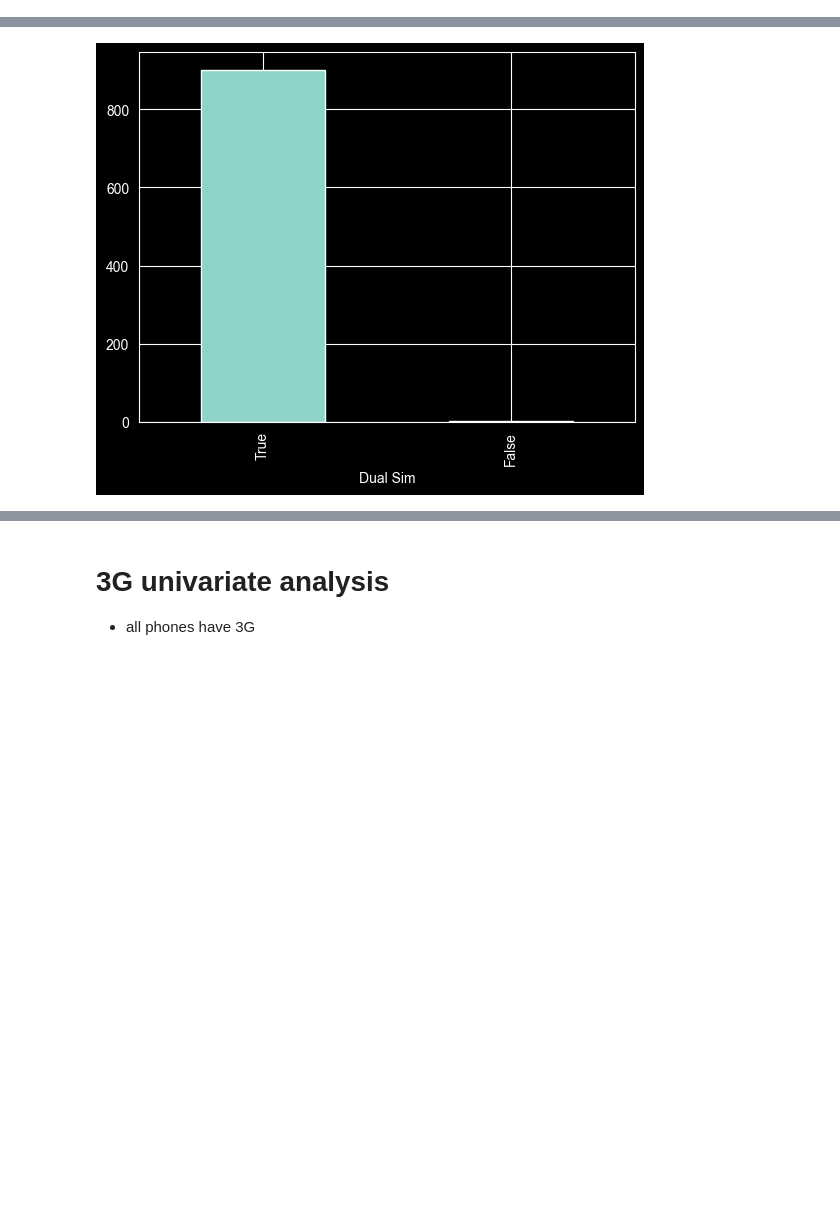
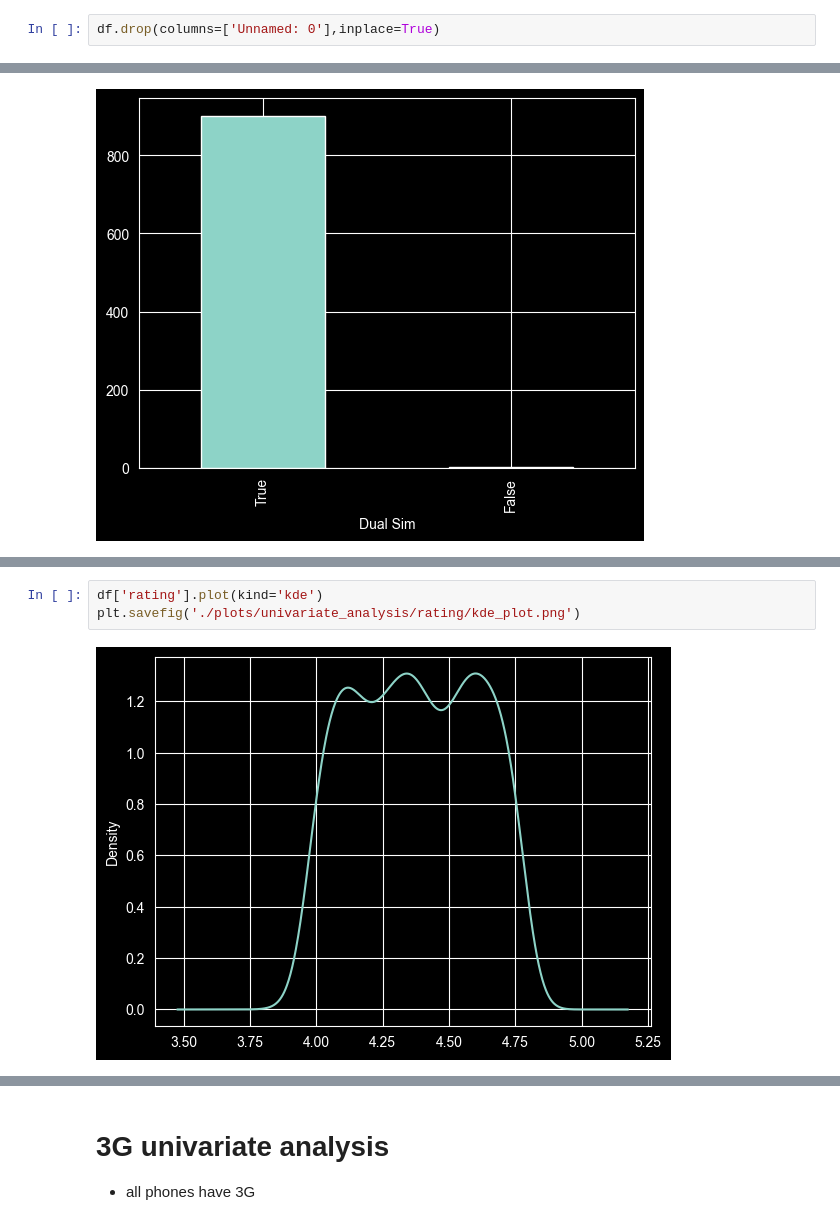
Before and after one commit to sudiptom619/EDA-On-5G-Smartphone, a Jupyter notebook: main.ipynb, the cells around one changed output, grey strips where cells are left out. Drawn from its saved outputs; the diff is of its cells as text; blank space fills up the shorter version.

```diff
--- a/main.ipynb
+++ b/main.ipynb
@@ -128,3 +146,5 @@ plt.savefig('./plots/univariate_analysis/price/kde_plot.png')
+# %%
+df.drop(columns=['Unnamed: 0'],inplace=True)
 # %% [markdown]
 # dual sim univariate analysis
 - Except one phone all phones have dual sim
@@ -135,0 +174,5 @@ df['Dual Sim'].value_counts().plot(kind='bar')
+# %%
+df['rating'].plot(kind='kde')
+plt.savefig('./plots/univariate_analysis/rating/kde_plot.png')
+# %% [output]
+[figure, added]
```
Also changed, not shown: parts of 35 cells of this notebook, 7 other files.
